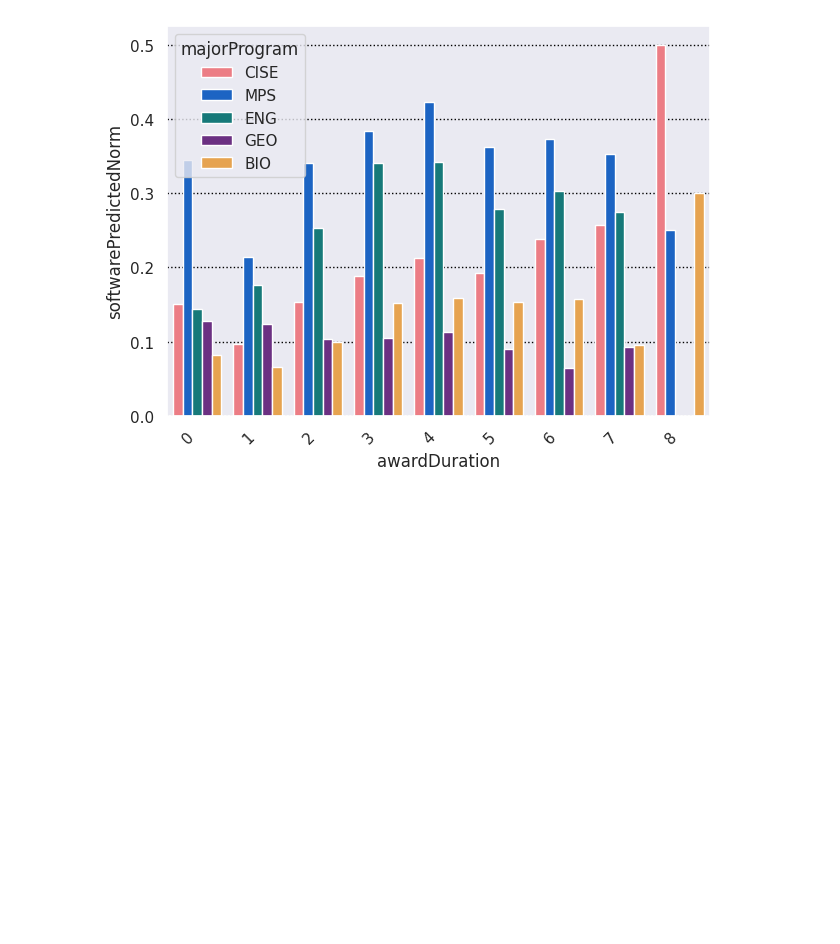
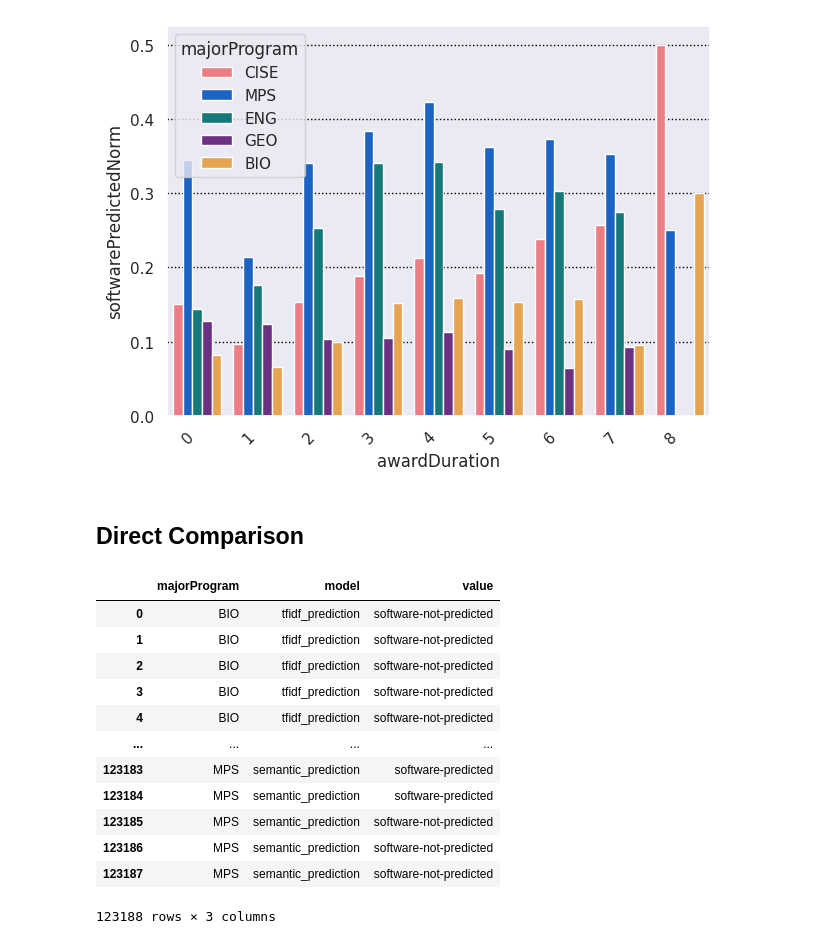
Before and after one commit to si2-urssi/eager, a Jupyter notebook: eda.ipynb, the cells around one changed output. Saved outputs shown, nothing was run; the diff lists cells and outputs as text; code cells hidden in the pictures; blank space fills up the shorter version.

Commit message:
Start on direct comparisons

```diff
--- a/eda.ipynb
+++ b/eda.ipynb
@@ -379,3 +379,27 @@ plt.xticks(rotation=45, ha="right")
 plt.tight_layout()
 # %% [output]
 [figure]
+# %% [markdown]
+## Direct Comparison
+# %%
+# Normalize
+long_form = df[["majorProgram", "tfidf_prediction", "semantic_prediction"]].melt(
+    id_vars="majorProgram",
+    var_name="model",
+    value_vars=["tfidf_prediction", "semantic_prediction"],
+)
+long_form
+# %% [output]
+|  | majorProgram | model | value |
+| 0 | BIO | tfidf_prediction | software-not-predicted |
+| 1 | BIO | tfidf_prediction | software-not-predicted |
+| 2 | BIO | tfidf_prediction | software-not-predicted |
+| 3 | BIO | tfidf_prediction | software-not-predicted |
+| 4 | BIO | tfidf_prediction | software-not-predicted |
+| ... | ... | ... | ... |
+| 123183 | MPS | semantic_prediction | software-predicted |
+| 123184 | MPS | semantic_prediction | software-predicted |
+| 123185 | MPS | semantic_prediction | software-not-predicted |
+| 123186 | MPS | semantic_prediction | software-not-predicted |
+| 123187 | MPS | semantic_prediction | software-not-predicted |
+123188 rows × 3 columns
```
Also changed, not shown: parts of 1 cell of this notebook.
